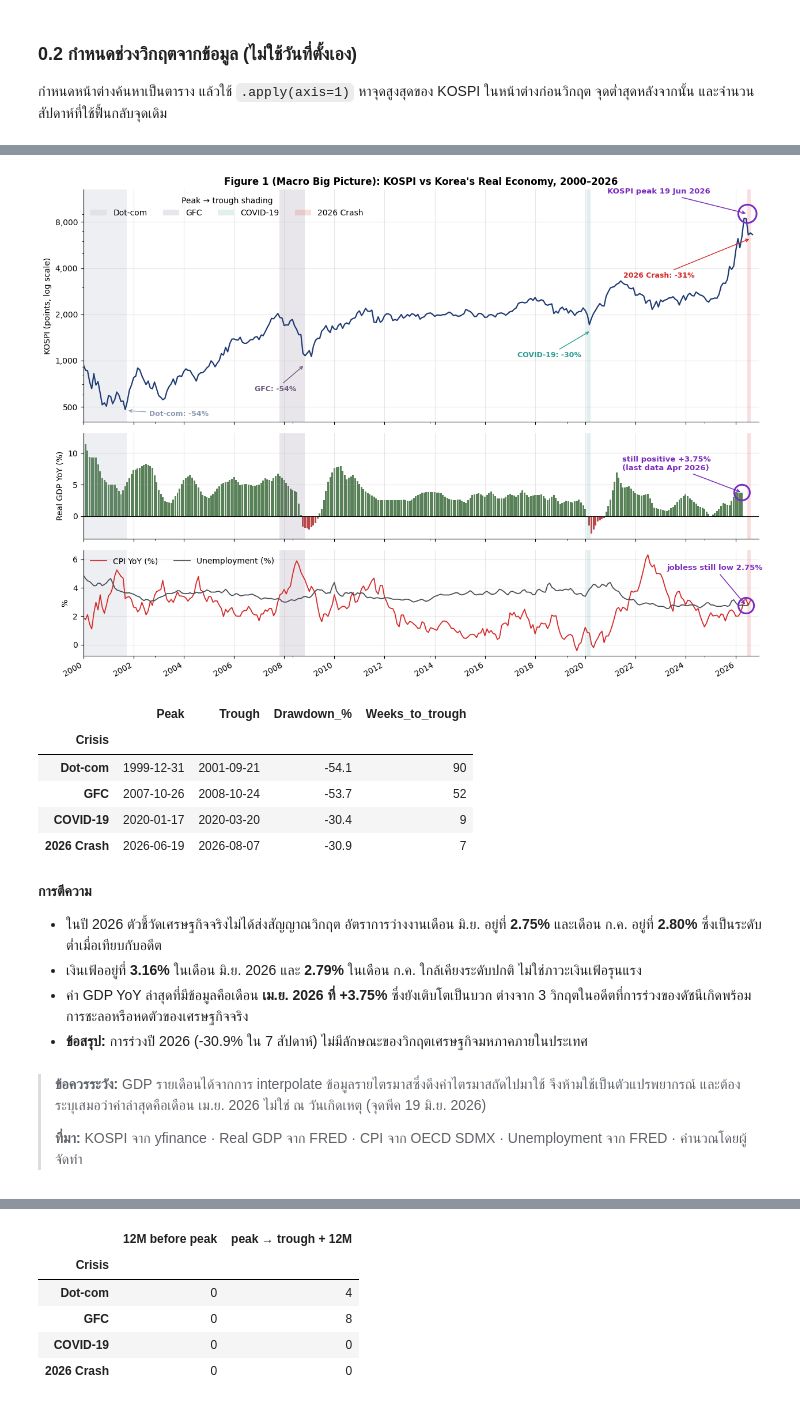
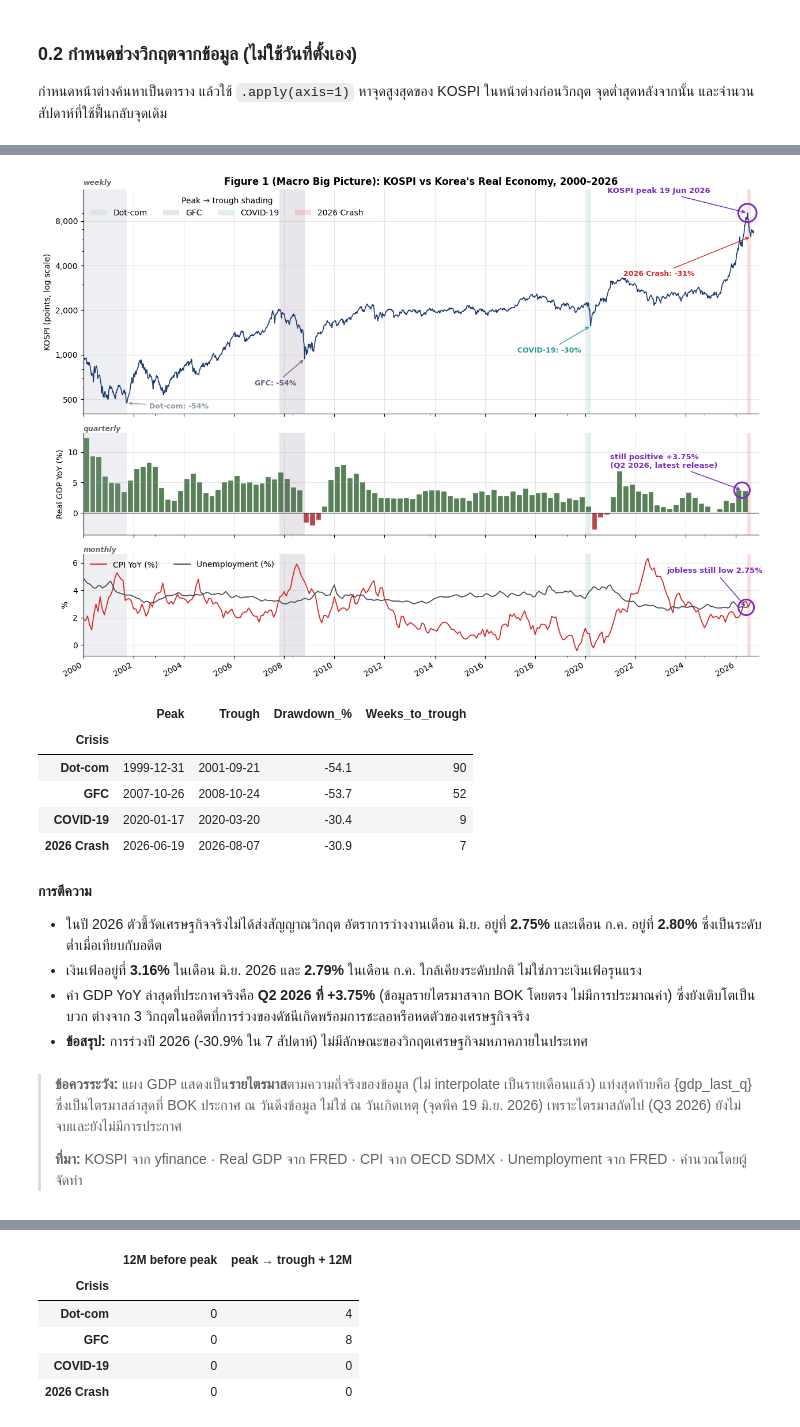
Before and after one commit to atawuttecha/korea-crash-2026, a Jupyter notebook: Korea_Crash_Visualization_CSV.ipynb, the cells around one changed output, grey strips where cells are left out. Drawn from its saved outputs; the diff is of its cells as text; code cells hidden in the pictures.

```diff
--- a/Korea_Crash_Visualization_CSV.ipynb
+++ b/Korea_Crash_Visualization_CSV.ipynb
@@ -69,7 +69,7 @@ HL = "#7B2CBF"          # accent colour used only to circle the key points
 
 def highlight(ax, x, y, text="", dx=0, dy=0, s=520, ha="left"):
     # Draw a hollow circle on one data point, with an optional label
-    ax.scatter([x], [y], s=s, facecolors="none", edgecolors=HL, lw=2.2, zorder=6)
+    ax.scatter([x], [y], s=s, facecolors="none", edgecolors=HL, lw=2.2, zorder=6, clip_on=False)
     if text:
         ax.annotate(text, xy=(x, y), xytext=(dx, dy), textcoords="offset points", ha=ha,
                     fontsize=9.5, fontweight="bold", color=HL, zorder=7,
@@ -155,6 +155,7 @@ df_m = df_m_raw.loc[:DATA_ASOF].join(w2m, how="outer").rename(columns={"GDP_Prox
 yoy = lambda s: s.pct_change(12, fill_method=None) * 100
 df_m["CPI_YoY"]       = yoy(df_m["CPI_Korea"])
 df_m["GDP_YoY"]       = yoy(df_m["GDP_Korea"])
+df_m["GDP_Q_YoY"]     = df_m["GDP_Korea"].asfreq("QS").pct_change(4) * 100   # true quarterly release only, no interpolation
 df_m["Brent_KRW"]     = df_m["Brent_Oil"] * df_m["USDKRW"]
 df_m["Brent_USD_YoY"] = yoy(df_m["Brent_Oil"])
 df_m["Brent_KRW_YoY"] = yoy(df_m["Brent_KRW"])
@@ -173,7 +174,7 @@ dw = df_w.loc[MICRO_START:]
 last_obs = lambda s: s.dropna().index.max()
 print("Latest observation per key series:")
 display(pd.Series({"KOSPI": last_obs(df_w["KOSPI"]), "CPI": last_obs(df_m["CPI_YoY"]),
-                   "CLI": last_obs(df_m["CLI"]), "GDP YoY": last_obs(df_m["GDP_YoY"]),
+                   "CLI": last_obs(df_m["CLI"]), "GDP YoY (quarterly)": last_obs(df_m["GDP_Q_YoY"]),
                    "Unemployment": last_obs(df_m["Unemployment_Korea"])}).dt.date.to_frame("last date"))
 # %% [output]
 Latest observation per key series:
@@ -244,11 +250,13 @@ fig, axes = plt.subplots(3, 1, figsize=(13, 9), sharex=True, gridspec_kw={"heigh
 
 # Panel 1: KOSPI on log scale (pandas .plot with logy=True)
 ax = axes[0]
-dm["KOSPI"].plot(ax=ax, logy=True, color=C["kospi"], lw=1.6, label="_nolegend_")
+# Weekly (not monthly) so short crashes like 2026 (7 weeks) still show their true trough on the line
+df_w["KOSPI"].loc[MACRO_START:].plot(ax=ax, logy=True, color=C["kospi"], lw=1.2, label="_nolegend_")
 ax.set_yticks([500, 1000, 2000, 4000, 8000])
 ax.yaxis.set_major_formatter(plt.FuncFormatter(lambda v, p: f"{v:,.0f}"))
 ax.yaxis.set_minor_formatter(plt.NullFormatter()); ax.set_ylim(400, 13000)
 ax.set_ylabel("KOSPI (points, log scale)")
+ax.set_title("weekly", fontsize=9, loc="left", color="#666", style="italic", pad=2)
 shade_crises(ax)
 # The drawdown label points at the TROUGH, i.e. where the fall ends
 LABEL_OFFSET = {"Dot-com": (28, -4), "GFC": (-10, -26), "COVID-19": (-12, -26), "2026 Crash": (-70, -42)}
@@ -257,44 +265,53 @@ LABEL_HA = {"Dot-com": "left", "GFC": "right", "COVID-19": "right", "2026 Crash"
 crises.apply(lambda r: ax.annotate(
     f"{r.name}: {r['Drawdown_%']:.0f}%",
     xy=(r["Trough"], df_w.loc[r["Trough"], "KOSPI"]),
     xytext=LABEL_OFFSET[r.name], textcoords="offset points", ha=LABEL_HA[r.name], va=LABEL_VA[r.name],
     fontsize=9, fontweight="bold", color=CRISIS_COLORS[r.name],
     arrowprops=dict(arrowstyle="->", color=CRISIS_COLORS[r.name], lw=1.0)), axis=1)
 highlight(ax, P26, df_w.loc[P26, "KOSPI"], f"KOSPI peak {P26:%d %b %Y}", dx=-175, dy=25, ha="left")
 ax.legend(loc="upper left", ncol=4, title="Peak → trough shading")
 ax.set_title("Figure 1 (Macro Big Picture): KOSPI vs Korea's Real Economy, 2000–2026")
 
-# Panel 2: Real GDP YoY as bars, coloured by sign with np.where (vectorised)
+# Panel 2: Real GDP YoY as QUARTERLY bars (one bar per actual BOK release, no interpolation)
 ax = axes[1]
-g = dm["GDP_YoY"].dropna()
-ax.bar(g.index, g, width=25, color=np.where(g >= 0, "#588157", "#bc4749"))
+gq = dm["GDP_Q_YoY"].dropna()
+# Edge-align each bar to its real calendar quarter (start -> next quarter's start), instead of
+# centring on the quarter-start date, so the bar's true span lines up with the shading/other panels
+q_width = gq.index.to_series().diff().shift(-1).dt.days.fillna(91)
+ax.bar(gq.index, gq, width=q_width.values, align="edge", color=np.where(gq >= 0, "#588157", "#bc4749"),
+       edgecolor="white", linewidth=1.6)
 ax.axhline(0, color="black", lw=0.8); ax.set_ylabel("Real GDP YoY (%)")
-highlight(ax, g.index[-1], g.iloc[-1], f"still positive {g.iloc[-1]:+.2f}%\n(last data {g.index[-1]:%b %Y})",
-          dx=-150, dy=28, ha="left", s=380)
+ax.set_title("quarterly", fontsize=9, loc="left", color="#666", style="italic", pad=2)
+q_last = gq.index[-1]
+highlight(ax, q_last, gq.iloc[-1],
+          f"still positive {gq.iloc[-1]:+.2f}%\n(Q{(q_last.month-1)//3+1} {q_last.year}, latest release)",
+          dx=-165, dy=28, ha="left", s=380)
 shade_crises(ax, label=False)
 
 # Panel 3: CPI YoY and unemployment (pandas .plot on two columns)
 ax = axes[2]
 dm[["CPI_YoY", "Unemployment_Korea"]].plot(ax=ax, color=[C["cpi"], C["rate"]], lw=1.3)
 u26 = dm["Unemployment_Korea"].loc[:P26].dropna()
 highlight(ax, u26.index[-1], u26.iloc[-1], s=380)
 ax.annotate(f"jobless still low {u26.iloc[-1]:.2f}%", xy=(u26.index[-1], u26.iloc[-1]),
             xytext=(pd.Timestamp("2023-04-01"), 5.4), textcoords="data", ha="left", va="center",
             fontsize=9.5, fontweight="bold", color=HL, arrowprops=dict(arrowstyle="->", color=HL, lw=1.1))
 ax.legend(["CPI YoY (%)", "Unemployment (%)"], loc="upper left", ncol=2)
 ax.set_ylabel("%"); ax.set_xlabel("")
+ax.set_title("monthly", fontsize=9, loc="left", color="#666", style="italic", pad=2)
 shade_crises(ax, label=False)
 ax.xaxis.set_major_locator(mdates.YearLocator(2)); ax.xaxis.set_major_formatter(mdates.DateFormatter("%Y"))
 ax.set_xlim(pd.Timestamp(MACRO_START), dm.index.max() + pd.DateOffset(months=3))
 fig.tight_layout()
 save(fig, "fig1_macro_overview")
 # %% [output]
-[figure, old version]
+[figure, new version]
 # %%
 display(crises[["Peak", "Trough", "Drawdown_%", "Weeks_to_trough"]].assign(
     Peak=lambda d: d["Peak"].dt.date, Trough=lambda d: d["Trough"].dt.date).round(1))
 
-gdp_last_d, gdp_last = last_obs(df_m["GDP_YoY"]), df_m["GDP_YoY"].dropna().iloc[-1]
+gdp_last_d, gdp_last = last_obs(df_m["GDP_Q_YoY"]), df_m["GDP_Q_YoY"].dropna().iloc[-1]
+gdp_last_q = f"Q{(gdp_last_d.month-1)//3+1} {gdp_last_d.year}"
 u_jun, u_jul = df_m.loc["2026-06-01", "Unemployment_Korea"], df_m.loc["2026-07-01", "Unemployment_Korea"]
 c_jun, c_jul = df_m.loc["2026-06-01", "CPI_YoY"], df_m.loc["2026-07-01", "CPI_YoY"]
 
@@ -302,7 +319,7 @@ display(Markdown(f"""
 **การตีความ**
 - ในปี 2026 ตัวชี้วัดเศรษฐกิจจริงไม่ได้ส่งสัญญาณวิกฤต อัตราการว่างงานเดือน มิ.ย. อยู่ที่ **{u_jun:.2f}%** และเดือน ก.ค. อยู่ที่ **{u_jul:.2f}%** ซึ่งเป็นระดับต่ำเมื่อเทียบกับอดีต
 - เงินเฟ้ออยู่ที่ **{c_jun:.2f}%** ในเดือน มิ.ย. 2026 และ **{c_jul:.2f}%** ในเดือน ก.ค. ใกล้เคียงระดับปกติ ไม่ใช่ภาวะเงินเฟ้อรุนแรง
-- ค่า GDP YoY ล่าสุดที่มีข้อมูลคือเดือน **{th(gdp_last_d)} ที่ {gdp_last:+.2f}%** ซึ่งยังเติบโตเป็นบวก ต่างจาก 3 วิกฤตในอดีตที่การร่วงของดัชนีเกิดพร้อมการชะลอหรือหดตัวของเศรษฐกิจจริง
+- ค่า GDP YoY ล่าสุดที่ประกาศจริงคือ **{gdp_last_q} ที่ {gdp_last:+.2f}%** (ข้อมูลรายไตรมาสจาก BOK โดยตรง ไม่มีการประมาณค่า) ซึ่งยังเติบโตเป็นบวก ต่างจาก 3 วิกฤตในอดีตที่การร่วงของดัชนีเกิดพร้อมการชะลอหรือหดตัวของเศรษฐกิจจริง
 - **ข้อสรุป:** การร่วงปี 2026 ({crises.loc['2026 Crash','Drawdown_%']:.1f}% ใน {crises.loc['2026 Crash','Weeks_to_trough']:.0f} สัปดาห์) ไม่มีลักษณะของวิกฤตเศรษฐกิจมหภาคภายในประเทศ
 """))
 # %% [output]
@@ -316,10 +333,10 @@ display(Markdown(f"""
 **การตีความ**
 - ในปี 2026 ตัวชี้วัดเศรษฐกิจจริงไม่ได้ส่งสัญญาณวิกฤต อัตราการว่างงานเดือน มิ.ย. อยู่ที่ **2.75%** และเดือน ก.ค. อยู่ที่ **2.80%** ซึ่งเป็นระดับต่ำเมื่อเทียบกับอดีต
 - เงินเฟ้ออยู่ที่ **3.16%** ในเดือน มิ.ย. 2026 และ **2.79%** ในเดือน ก.ค. ใกล้เคียงระดับปกติ ไม่ใช่ภาวะเงินเฟ้อรุนแรง
-- ค่า GDP YoY ล่าสุดที่มีข้อมูลคือเดือน **เม.ย. 2026 ที่ +3.75%** ซึ่งยังเติบโตเป็นบวก ต่างจาก 3 วิกฤตในอดีตที่การร่วงของดัชนีเกิดพร้อมการชะลอหรือหดตัวของเศรษฐกิจจริง
+- ค่า GDP YoY ล่าสุดที่ประกาศจริงคือ **Q2 2026 ที่ +3.75%** (ข้อมูลรายไตรมาสจาก BOK โดยตรง ไม่มีการประมาณค่า) ซึ่งยังเติบโตเป็นบวก ต่างจาก 3 วิกฤตในอดีตที่การร่วงของดัชนีเกิดพร้อมการชะลอหรือหดตัวของเศรษฐกิจจริง
 - **ข้อสรุป:** การร่วงปี 2026 (-30.9% ใน 7 สัปดาห์) ไม่มีลักษณะของวิกฤตเศรษฐกิจมหภาคภายในประเทศ
 # %% [markdown]
-> **ข้อควรระวัง:** GDP รายเดือนได้จากการ interpolate ข้อมูลรายไตรมาสซึ่งดึงค่าไตรมาสถัดไปมาใช้ จึงห้ามใช้เป็นตัวแปรพยากรณ์ และต้องระบุเสมอว่าค่าล่าสุดคือเดือน เม.ย. 2026 ไม่ใช่ ณ วันเกิดเหตุ (จุดพีค 19 มิ.ย. 2026)
+> **ข้อควรระวัง:** แผง GDP แสดงเป็น**รายไตรมาส**ตามความถี่จริงของข้อมูล (ไม่ interpolate เป็นรายเดือนแล้ว) แท่งสุดท้ายคือ {gdp_last_q} ซึ่งเป็นไตรมาสล่าสุดที่ BOK ประกาศ ณ วันดึงข้อมูล ไม่ใช่ ณ วันเกิดเหตุ (จุดพีค 19 มิ.ย. 2026) เพราะไตรมาสถัดไป (Q3 2026) ยังไม่จบและยังไม่มีการประกาศ
 >
 > **ที่มา:** KOSPI จาก yfinance · Real GDP จาก FRED · CPI จาก OECD SDMX · Unemployment จาก FRED · คำนวณโดยผู้จัดทำ
 # %% [markdown]
```
Also changed, not shown: parts of 9 cells of this notebook.
